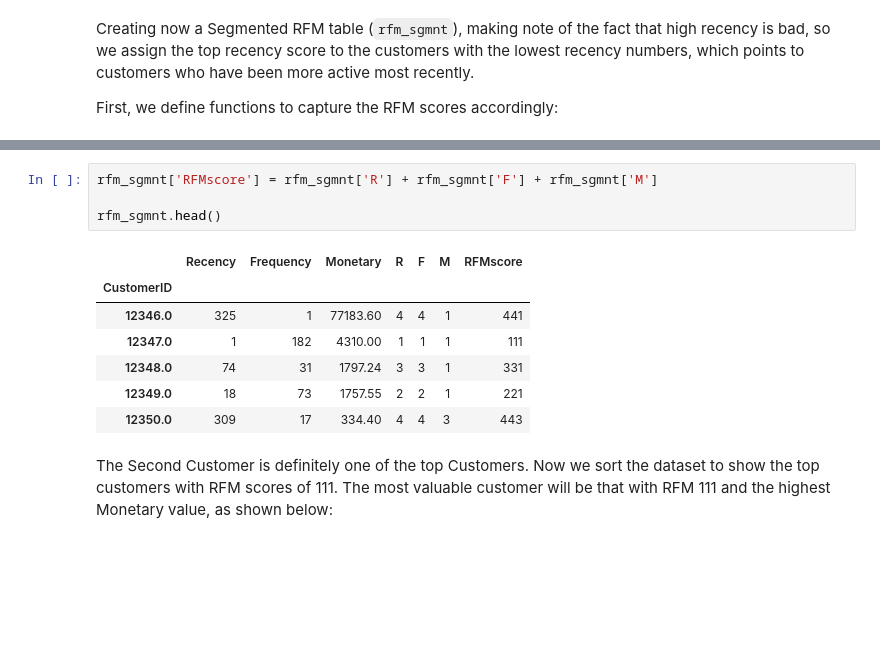
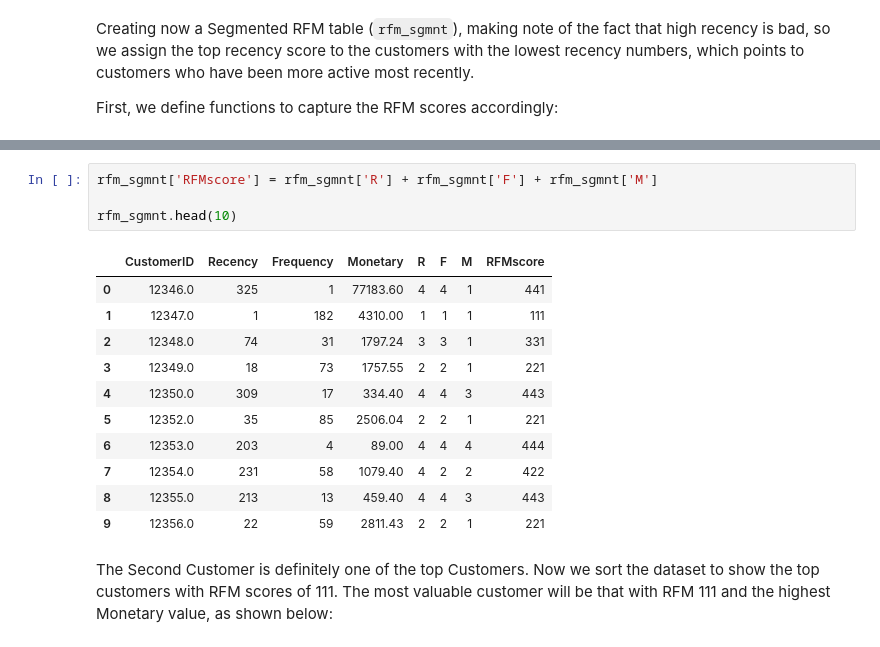
Before and after one commit to ovokpus/Customer-Segmentation, a Jupyter notebook: retail_project.ipynb, the cells around one changed output, grey strips where cells are left out. Saved outputs shown, nothing was run; the diff lists cells and outputs as text; blank space fills up the shorter version.

```diff
--- a/retail_project.ipynb
+++ b/retail_project.ipynb
@@ -709,15 +714,19 @@ rfm_sgmnt.head()
 # %%
 rfm_sgmnt['RFMscore'] = rfm_sgmnt['R'] + rfm_sgmnt['F'] + rfm_sgmnt['M']
 
-rfm_sgmnt.head()
+rfm_sgmnt.head(10)
 # %% [output]
-|  | Recency | Frequency | Monetary | R | F | M | RFMscore |
-| CustomerID |  |  |  |  |  |  |  |
-| 12346.0 | 325 | 1 | 77183.60 | 4 | 4 | 1 | 441 |
-| 12347.0 | 1 | 182 | 4310.00 | 1 | 1 | 1 | 111 |
-| 12348.0 | 74 | 31 | 1797.24 | 3 | 3 | 1 | 331 |
-| 12349.0 | 18 | 73 | 1757.55 | 2 | 2 | 1 | 221 |
-| 12350.0 | 309 | 17 | 334.40 | 4 | 4 | 3 | 443 |
+|  | CustomerID | Recency | Frequency | Monetary | R | F | M | RFMscore |
+| 0 | 12346.0 | 325 | 1 | 77183.60 | 4 | 4 | 1 | 441 |
+| 1 | 12347.0 | 1 | 182 | 4310.00 | 1 | 1 | 1 | 111 |
+| 2 | 12348.0 | 74 | 31 | 1797.24 | 3 | 3 | 1 | 331 |
+| 3 | 12349.0 | 18 | 73 | 1757.55 | 2 | 2 | 1 | 221 |
+| 4 | 12350.0 | 309 | 17 | 334.40 | 4 | 4 | 3 | 443 |
+| 5 | 12352.0 | 35 | 85 | 2506.04 | 2 | 2 | 1 | 221 |
+| 6 | 12353.0 | 203 | 4 | 89.00 | 4 | 4 | 4 | 444 |
+| 7 | 12354.0 | 231 | 58 | 1079.40 | 4 | 2 | 2 | 422 |
+| 8 | 12355.0 | 213 | 13 | 459.40 | 4 | 4 | 3 | 443 |
+| 9 | 12356.0 | 22 | 59 | 2811.43 | 2 | 2 | 1 | 221 |
 # %% [markdown]
 The Second Customer is definitely one of the top Customers. Now we sort the dataset to show the top customers with RFM scores of 111. The most valuable customer will be that with RFM 111 and the highest Monetary value, as shown below:
 # %%
```
Also changed, not shown: parts of 46 cells of this notebook, 1 other file.
